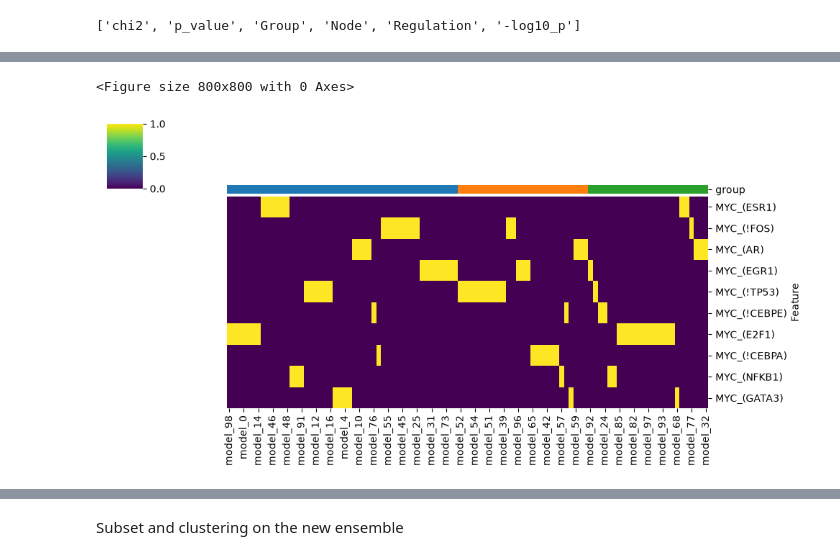
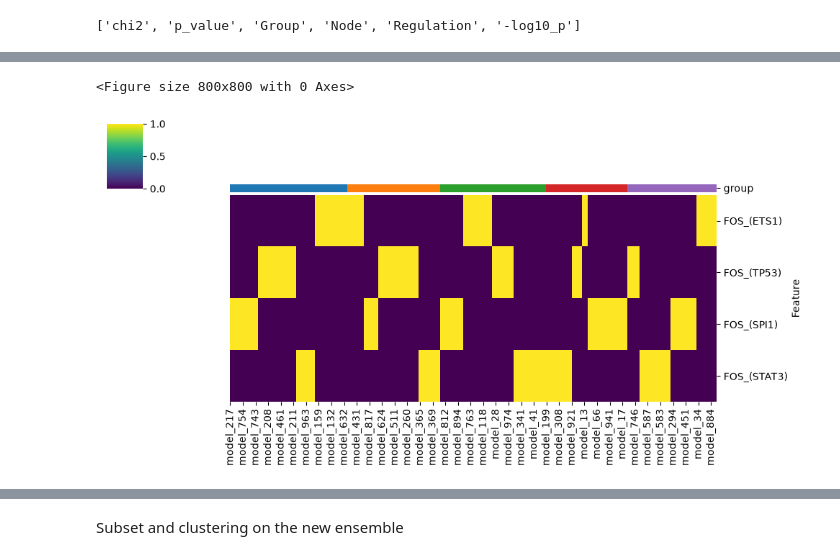
Before and after one commit to Augugustine/CITE-seq-analysis-CLL, a Jupyter notebook: 3- Boolean model/Evaluate_models.ipynb, the cells around one changed output, grey strips where cells are left out. Saved outputs shown, nothing was run; the diff lists cells and outputs as text; code cells hidden in the pictures.

```diff
--- a/3- Boolean model/Evaluate_models.ipynb
+++ b/3- Boolean model/Evaluate_models.ipynb
@@ -134,8 +136,8 @@ model.logic.plot_node_logic_heatmap(node = ['SPI1'],fig_size = (15, 8))
 # %%
-model.logic.plot_node_logic_heatmap(node = ['MYC'],fig_size = (8, 8))
+model.logic.plot_node_logic_heatmap(node = ['FOS'],fig_size = (8, 8))
 # %% [output]
 <Figure size 800x800 with 0 Axes>
-[figure, old version]
+[figure, new version]
 # %%
 model.logic.plot_node_logic_heatmap(node = ['SPI1','CEBPA','AR','ATF4','CYBB','DDIT3','FOS','HAMP','IRF1','IRF4','KCNMA1','MYC','NFKB1','PIGR','STAT3','TNF','TRIB3'
                                             ,'WRN'],fig_size = (8, 8))
```
Also changed, not shown: parts of 18 cells of this notebook.
